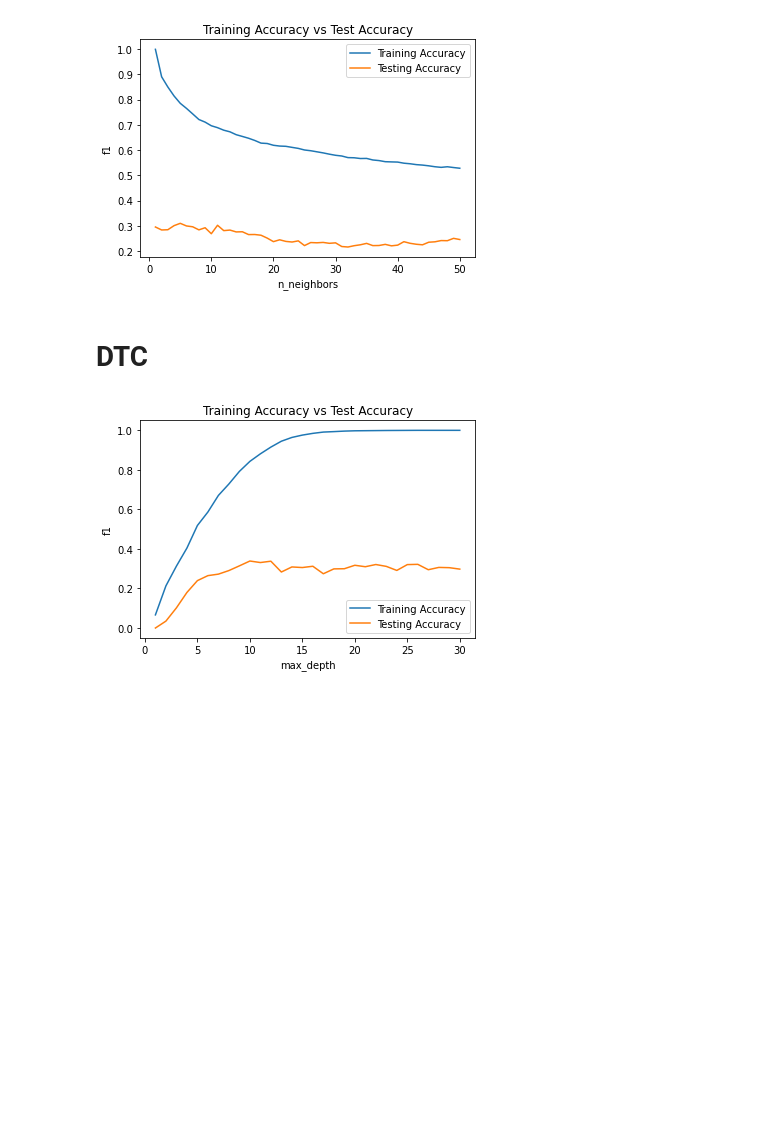
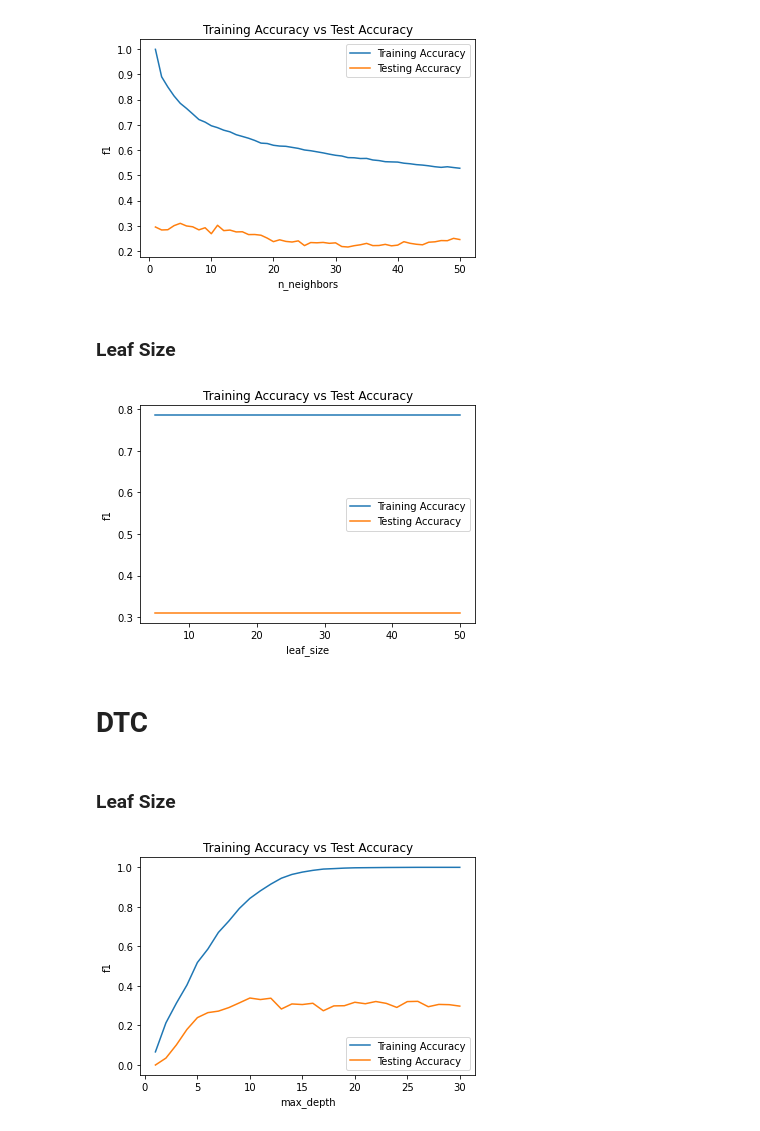
Before and after one commit to kdkangg/Datamining, a Jupyter notebook: Algorithm Plot.ipynb, the cells around one changed output. Cells and saved outputs as stored; diff of their text form; code cells hidden in the pictures; blank space fills up the shorter version.

```diff
--- a/Algorithm Plot.ipynb
+++ b/Algorithm Plot.ipynb
@@ -28,11 +30,11 @@ y_test = pd.read_csv('agg_ytest.csv').set_index('Unnamed: 0')
 # %%
-knn_training_accuracy  = []
-knn_test_accuracy = []
+knn_n_training_accuracy  = []
+knn_n_test_accuracy = []
 
 for i in range(1, 51):
     knn = KNeighborsClassifier(n_neighbors = i)
     knn.fit(X_train, y_train)
-    knn_training_accuracy.append(f1_score(y_train, knn.predict(X_train),average='weighted'))
-    knn_test_accuracy.append(f1_score(y_test, knn.predict(X_test),average='weighted'))
+    knn_n_training_accuracy.append(f1_score(y_train, knn.predict(X_train),average='weighted'))
+    knn_n_test_accuracy.append(f1_score(y_test, knn.predict(X_test),average='weighted'))
 # %%
 plt.figure()
@@ -45,6 +47,32 @@ plt.legend(loc='best')
 plt.show()
 # %% [output]
 [figure]
+# %% [markdown]
+### Leaf Size
+# %%
+knn_leaf_training_accuracy  = []
+knn_leaf_test_accuracy = []
+
+l_params = [5*i for i in range(1,11)]
+
+for i in range(len(l_params)):
+    knn = KNeighborsClassifier(leaf_size = l_params[i])
+    knn.fit(X_train, y_train)
+    knn_leaf_training_accuracy.append(f1_score(y_train, knn.predict(X_train),average='weighted'))
+    knn_leaf_test_accuracy.append(f1_score(y_test, knn.predict(X_test),average='weighted'))
+# %%
+plt.figure()
+plt.plot(l_params, knn_leaf_training_accuracy, label='Training Accuracy')
+plt.plot(l_params, knn_leaf_test_accuracy, label='Testing Accuracy')
+plt.title('Training Accuracy vs Test Accuracy')
+plt.xlabel('leaf_size')
+plt.ylabel('f1')
+plt.legend(loc='best')
+plt.show()
+# %% [output]
+[figure, added]
 # %% [markdown]
 # DTC
+# %% [markdown]
+### Leaf Size
 # %%
```
Also changed, not shown: parts of 36 cells of this notebook.
